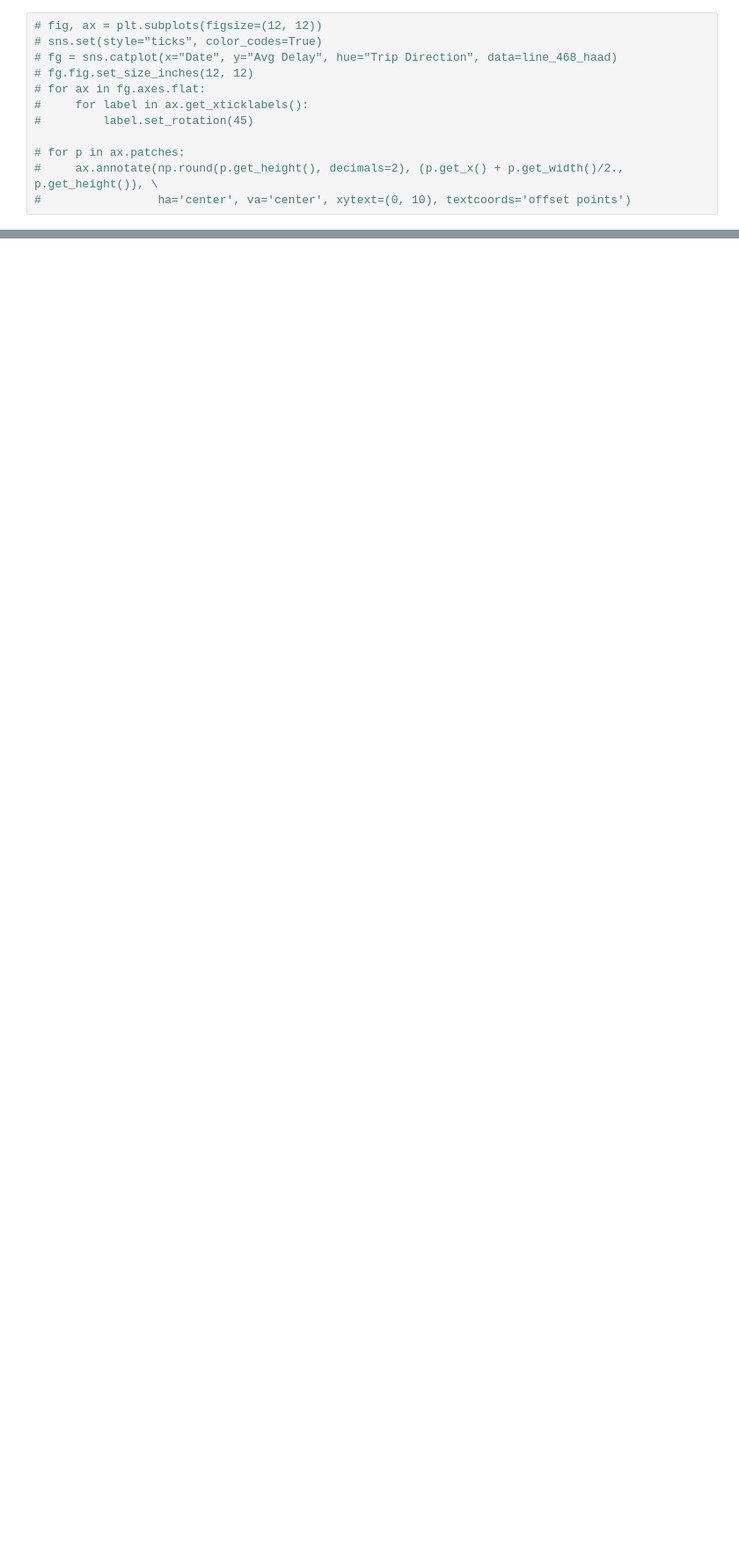
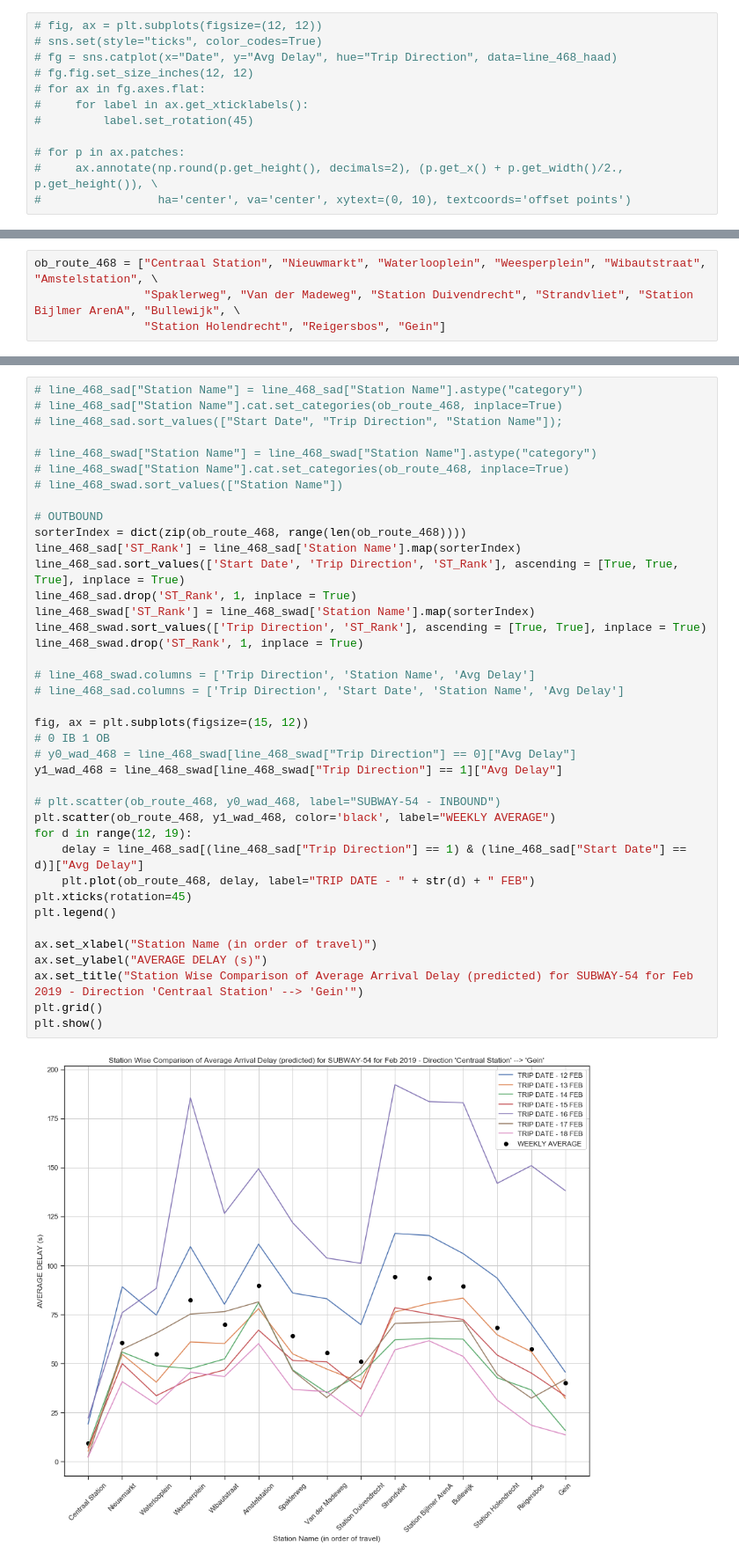
Before and after one commit to kakkaranupam/gtfs-code, a Jupyter notebook: Untitled.ipynb, the cells around one changed output, grey strips where cells are left out. Shown at 88% size. Drawn from its saved outputs; the diff is of its cells as text; blank space fills up the shorter version.

```diff
--- a/Untitled.ipynb
+++ b/Untitled.ipynb
@@ -590,0 +591,4 @@ plt.show()
+# %%
+ob_route_468 = ["Centraal Station", "Nieuwmarkt", "Waterlooplein", "Weesperplein", "Wibautstraat", "Amstelstation", \
+                "Spaklerweg", "Van der Madeweg", "Station Duivendrecht", "Strandvliet", "Station Bijlmer ArenA", "Bullewijk", \
+                "Station Holendrecht", "Reigersbos", "Gein"]
@@ -590,0 +639,41 @@ plt.show()
+# %%
+# line_468_sad["Station Name"] = line_468_sad["Station Name"].astype("category")
+# line_468_sad["Station Name"].cat.set_categories(ob_route_468, inplace=True)
+# line_468_sad.sort_values(["Start Date", "Trip Direction", "Station Name"]);
+
+# line_468_swad["Station Name"] = line_468_swad["Station Name"].astype("category")
+# line_468_swad["Station Name"].cat.set_categories(ob_route_468, inplace=True)
+# line_468_swad.sort_values(["Station Name"])
+
+# OUTBOUND
+sorterIndex = dict(zip(ob_route_468, range(len(ob_route_468))))
+line_468_sad['ST_Rank'] = line_468_sad['Station Name'].map(sorterIndex)
+line_468_sad.sort_values(['Start Date', 'Trip Direction', 'ST_Rank'], ascending = [True, True, True], inplace = True)
+line_468_sad.drop('ST_Rank', 1, inplace = True)
+line_468_swad['ST_Rank'] = line_468_swad['Station Name'].map(sorterIndex)
+line_468_swad.sort_values(['Trip Direction', 'ST_Rank'], ascending = [True, True], inplace = True)
+line_468_swad.drop('ST_Rank', 1, inplace = True)
+
+# line_468_swad.columns = ['Trip Direction', 'Station Name', 'Avg Delay']
+# line_468_sad.columns = ['Trip Direction', 'Start Date', 'Station Name', 'Avg Delay']
+
+fig, ax = plt.subplots(figsize=(15, 12))
+# 0 IB 1 OB
+# y0_wad_468 = line_468_swad[line_468_swad["Trip Direction"] == 0]["Avg Delay"]
+y1_wad_468 = line_468_swad[line_468_swad["Trip Direction"] == 1]["Avg Delay"]
+
+# plt.scatter(ob_route_468, y0_wad_468, label="SUBWAY-54 - INBOUND")
+plt.scatter(ob_route_468, y1_wad_468, color='black', label="WEEKLY AVERAGE")
+for d in range(12, 19):
+    delay = line_468_sad[(line_468_sad["Trip Direction"] == 1) & (line_468_sad["Start Date"] == d)]["Avg Delay"]
+    plt.plot(ob_route_468, delay, label="TRIP DATE - " + str(d) + " FEB")
+plt.xticks(rotation=45)
+plt.legend()
+
+ax.set_xlabel("Station Name (in order of travel)")
+ax.set_ylabel("AVERAGE DELAY (s)")
+ax.set_title("Station Wise Comparison of Average Arrival Delay (predicted) for SUBWAY-54 for Feb 2019 - Direction 'Centraal Station' --> 'Gein'")
+plt.grid()
+plt.show()
+# %% [output]
+[figure, added]
```
Also changed, not shown: parts of 12 cells of this notebook.
